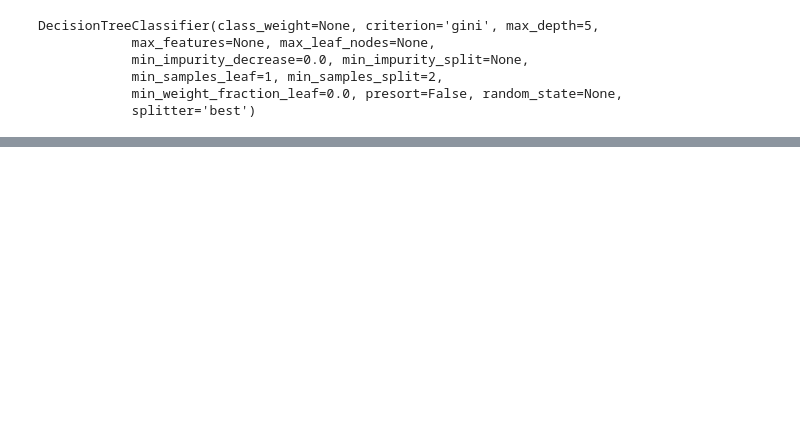
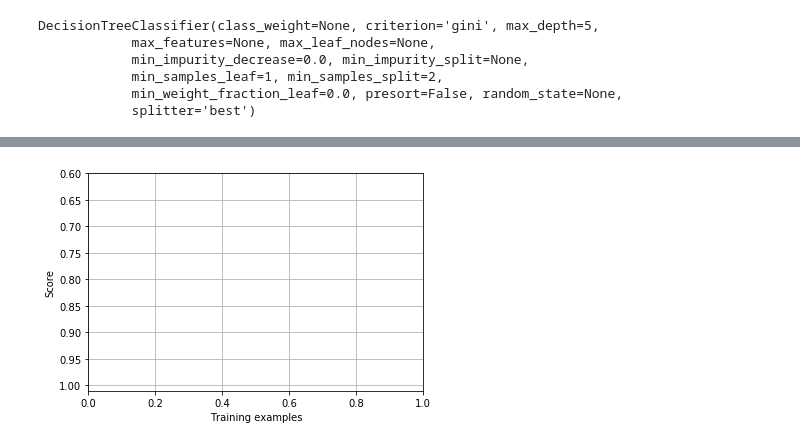
Before and after one commit to charlieaxle/cs7461_1, a Jupyter notebook: nfl_workbook.ipynb, the cells around one changed output, grey strips where cells are left out. Cells and saved outputs as stored; diff of their text form; code cells hidden in the pictures; blank space fills up the shorter version.

```diff
--- a/nfl_workbook.ipynb
+++ b/nfl_workbook.ipynb
@@ -78,0 +85,10 @@ nfl_tree.close()
+# %%
+plt.figure()
+plt.legend(loc="best")
+plt.xlabel("Training examples")
+plt.ylabel("Score")
+plt.ylim((0.6, 1.01))
+plt.gca().invert_yaxis()
+plt.grid()
+# %% [output]
+[figure, added]
```
Also changed, not shown: parts of 10 cells of this notebook, 2 other files.
